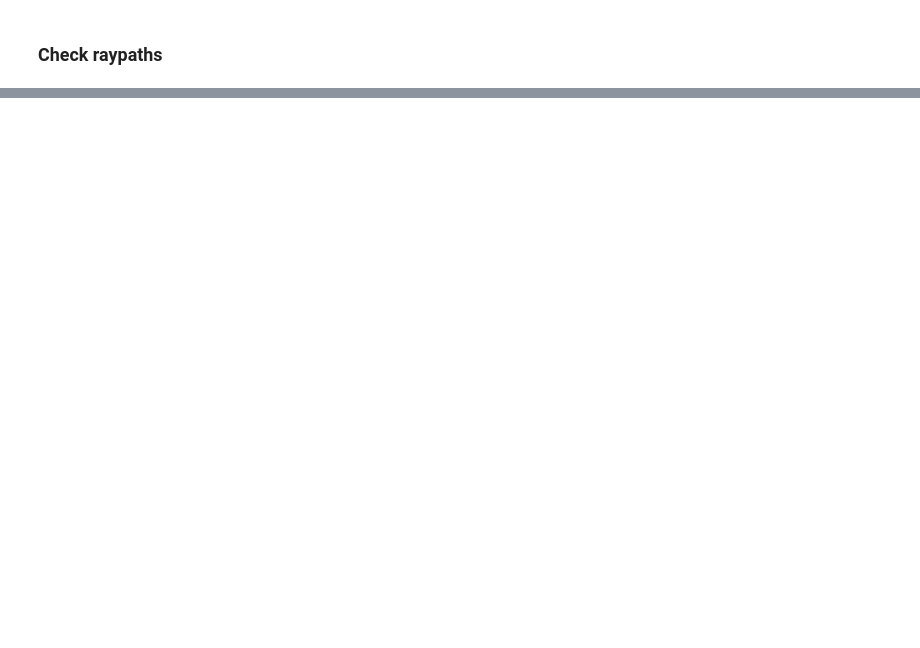
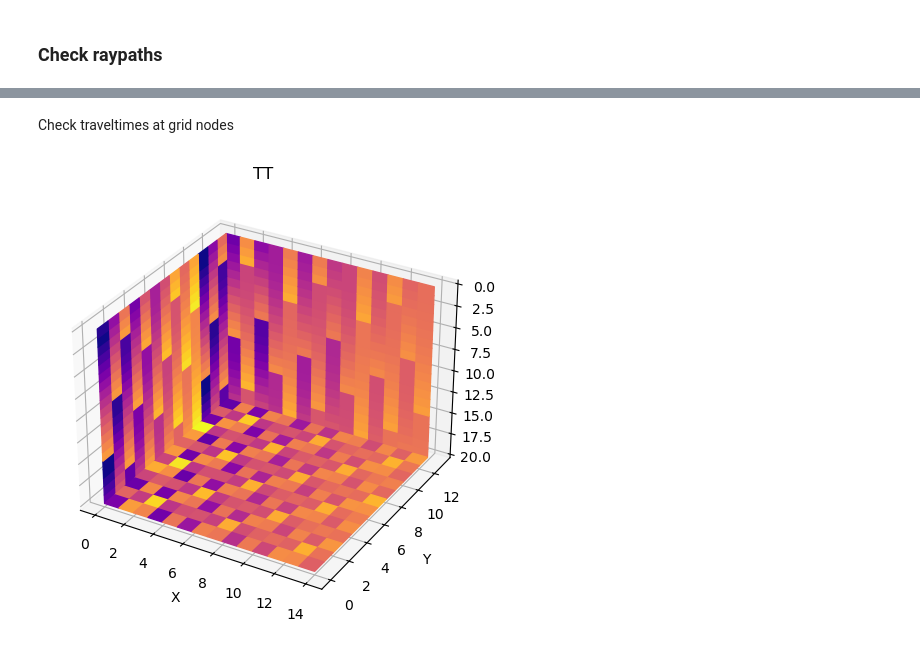
Before and after one commit to groupeLIAMG/ttcr, a Jupyter notebook: examples/example_Grid3d.ipynb, the cells around one changed output, grey strips where cells are left out. Cells and saved outputs as stored; diff of their text form; code cells hidden in the pictures; blank space fills up the shorter version.

Commit message:
bug fix in rgrid.get_grid_traveltimes

```diff
--- a/examples/example_Grid3d.ipynb
+++ b/examples/example_Grid3d.ipynb
@@ -122,0 +123,35 @@ plt.show()
+# %% [markdown]
+Check traveltimes at grid nodes
+# %%
+tt_grid = grid.get_grid_traveltimes()
+
+# check model
+fig = plt.figure()
+ax = fig.add_subplot(111, projection='3d')
+
+min_val = tt_grid.min()
+max_val = tt_grid.max()
+n_x, n_y, n_z = tt_grid.shape
+colormap = plt.cm.plasma
+
+cut = tt_grid[0,:,:]
+Y, Z = np.mgrid[0:n_y, 0:n_z]
+X = np.zeros((n_y, n_z))
+ax.plot_surface(X, Y, Z, rstride=1, cstride=1, facecolors=colormap((cut-min_val)/(max_val-min_val)), shade=False)
+cut = tt_grid[:,-1,:]
+X, Z = np.mgrid[0:n_x, 0:n_z]
+Y = y[-1] + np.zeros((n_x, n_z))
+ax.plot_surface(X, Y, Z, rstride=1, cstride=1, facecolors=colormap((cut-min_val)/(max_val-min_val)), shade=False)
+cut = tt_grid[:,:,-1]
+X, Y = np.mgrid[0:n_x, 0:n_y]
+Z = z[-1] + np.zeros((n_x, n_y))
+ax.plot_surface(X, Y, Z, rstride=1, cstride=1, facecolors=colormap((cut-min_val)/(max_val-min_val)), shade=False)
+ax.invert_zaxis()
+ax.set_title("TT")
+ax.set_xlabel('X')
+ax.set_ylabel('Y')
+ax.set_zlabel('Z')
+fig.tight_layout()
+plt.show()
+# %% [output]
+[figure, added]
```
Also changed, not shown: parts of 3 cells of this notebook, 1 other file.
